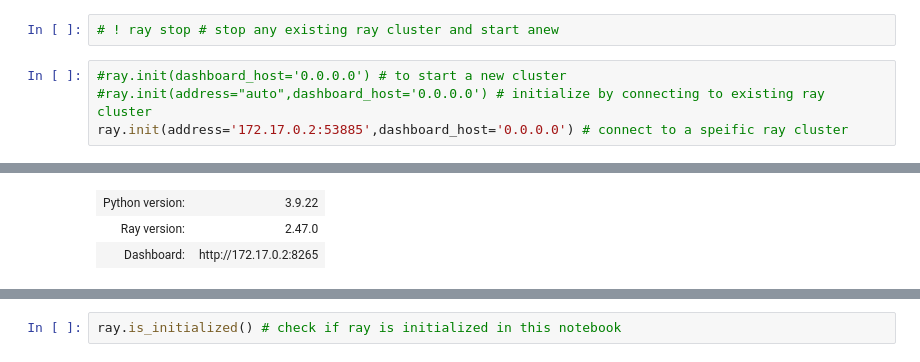
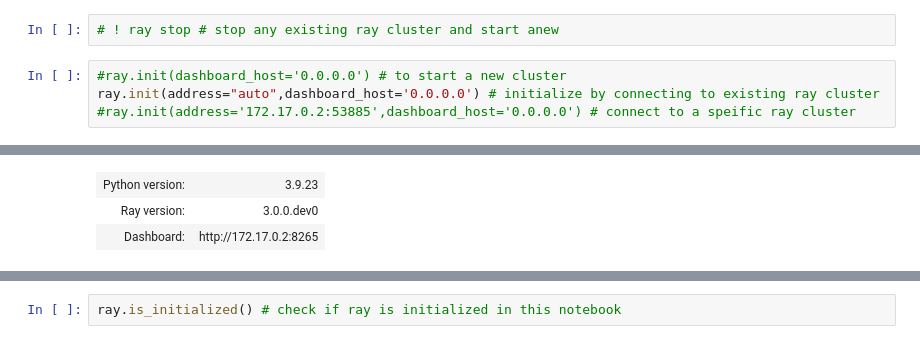
Before and after one commit to VakeWorks/SovScaDesDisMaLOps, a Jupyter notebook: labs/learning_ray/notebooks/ch_02_ray_core.ipynb, the cells around one changed output, grey strips where cells are left out. Drawn from its saved outputs; the diff is of its cells as text.

```diff
--- a/labs/learning_ray/notebooks/ch_02_ray_core.ipynb
+++ b/labs/learning_ray/notebooks/ch_02_ray_core.ipynb
@@ -85,6 +62,6 @@ Total Demands:
 # ! ray stop # stop any existing ray cluster and start anew
 # %%
 #ray.init(dashboard_host='0.0.0.0') # to start a new cluster
-#ray.init(address="auto",dashboard_host='0.0.0.0') # initialize by connecting to existing ray cluster
-ray.init(address='172.17.0.2:53885',dashboard_host='0.0.0.0') # connect to a speific ray cluster
+ray.init(address="auto",dashboard_host='0.0.0.0') # initialize by connecting to existing ray cluster
+#ray.init(address='172.17.0.2:53885',dashboard_host='0.0.0.0') # connect to a speific ray cluster
 # %% [output]
@@ -93,5 +70,5 @@ ray.init(address='172.17.0.2:53885',dashboard_host='0.0.0.0') # connect to a spe
-| Python version: | 3.9.22 |
-| Ray version: | 2.47.0 |
+| Python version: | 3.9.23 |
+| Ray version: | 3.0.0.dev0 |
 | Dashboard: | http://172.17.0.2:8265 |
 # %%
 ray.nodes()
```
Also changed, not shown: parts of 18 cells of this notebook, 14 other files.
